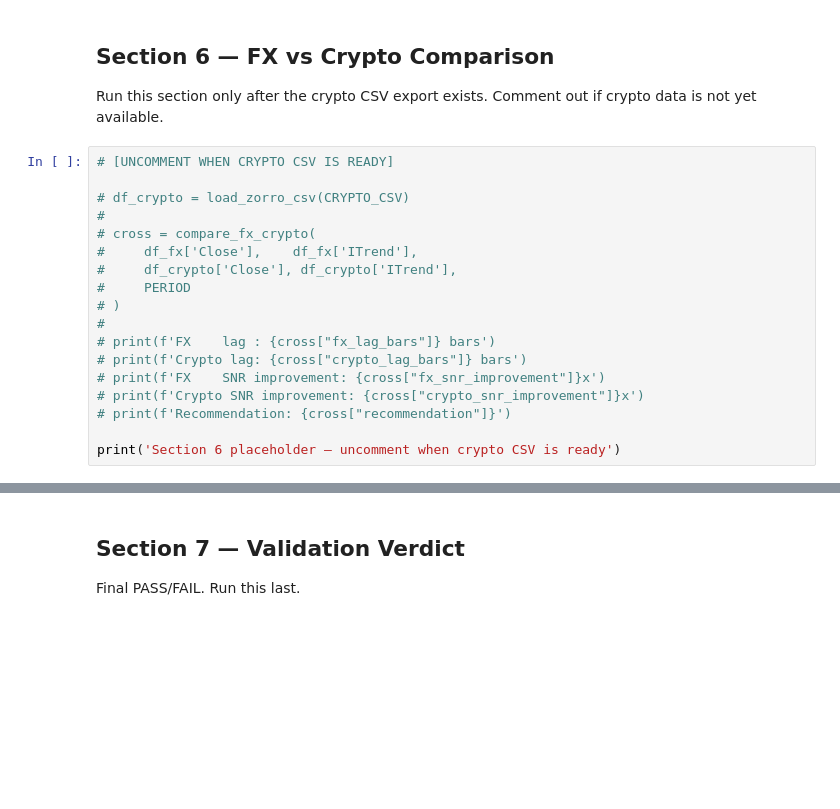
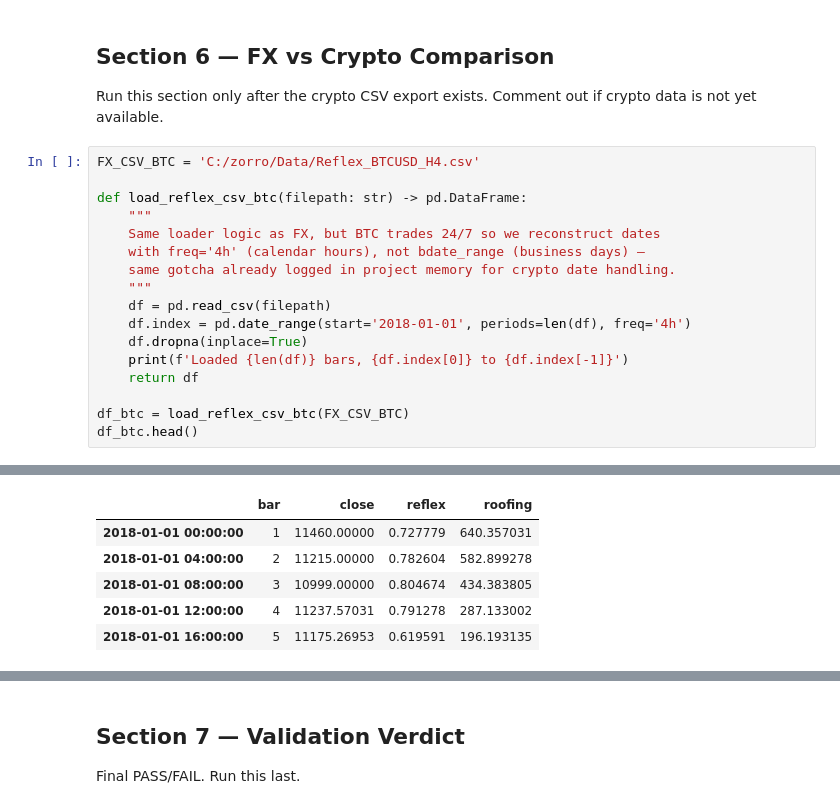
Before and after one commit to eyalperel/fx-trading-systems, a Jupyter notebook: analysis/notebooks/Week11_Reflex_Analysis.ipynb, the cells around one changed output, grey strips where cells are left out. Cells and saved outputs as stored; diff of their text form; blank space fills up the shorter version.

```diff
--- a/analysis/notebooks/Week11_Reflex_Analysis.ipynb
+++ b/analysis/notebooks/Week11_Reflex_Analysis.ipynb
@@ -267,21 +267,21 @@ Max/min ratio: 3.40x
 ## Section 6 — FX vs Crypto Comparison
 Run this section only after the crypto CSV export exists.
 Comment out if crypto data is not yet available.
-# %%
-# [UNCOMMENT WHEN CRYPTO CSV IS READY]
-
-# df_crypto = load_zorro_csv(CRYPTO_CSV)
-#
-# cross = compare_fx_crypto(
-#     df_fx['Close'],    df_fx['ITrend'],
-#     df_crypto['Close'], df_crypto['ITrend'],
-#     PERIOD
-# )
-#
-# print(f'FX    lag : {cross["fx_lag_bars"]} bars')
-# print(f'Crypto lag: {cross["crypto_lag_bars"]} bars')
-# print(f'FX    SNR improvement: {cross["fx_snr_improvement"]}x')
-# print(f'Crypto SNR improvement: {cross["crypto_snr_improvement"]}x')
-# print(f'Recommendation: {cross["recommendation"]}')
-
-print('Section 6 placeholder — uncomment when crypto CSV is ready')
+# %%
+FX_CSV_BTC = 'C:/zorro/Data/Reflex_BTCUSD_H4.csv'
+
+def load_reflex_csv_btc(filepath: str) -> pd.DataFrame:
+    """
+    Same loader logic as FX, but BTC trades 24/7 so we reconstruct dates
+    with freq='4h' (calendar hours), not bdate_range (business days) —
+    same gotcha already logged in project memory for crypto date handling.
+    """
+    df = pd.read_csv(filepath)
+    df.index = pd.date_range(start='2018-01-01', periods=len(df), freq='4h')
+    df.dropna(inplace=True)
+    print(f'Loaded {len(df)} bars, {df.index[0]} to {df.index[-1]}')
+    return df
+
+df_btc = load_reflex_csv_btc(FX_CSV_BTC)
+df_btc.head()
+# %% [output]
@@ -287,0 +289,6 @@ print('Section 6 placeholder — uncomment when crypto CSV is ready')
+|  | bar | close | reflex | roofing |
+| 2018-01-01 00:00:00 | 1 | 11460.00000 | 0.727779 | 640.357031 |
+| 2018-01-01 04:00:00 | 2 | 11215.00000 | 0.782604 | 582.899278 |
+| 2018-01-01 08:00:00 | 3 | 10999.00000 | 0.804674 | 434.383805 |
+| 2018-01-01 12:00:00 | 4 | 11237.57031 | 0.791278 | 287.133002 |
+| 2018-01-01 16:00:00 | 5 | 11175.26953 | 0.619591 | 196.193135 |
```
Also changed, not shown: parts of 9 cells of this notebook, 2 other files.
